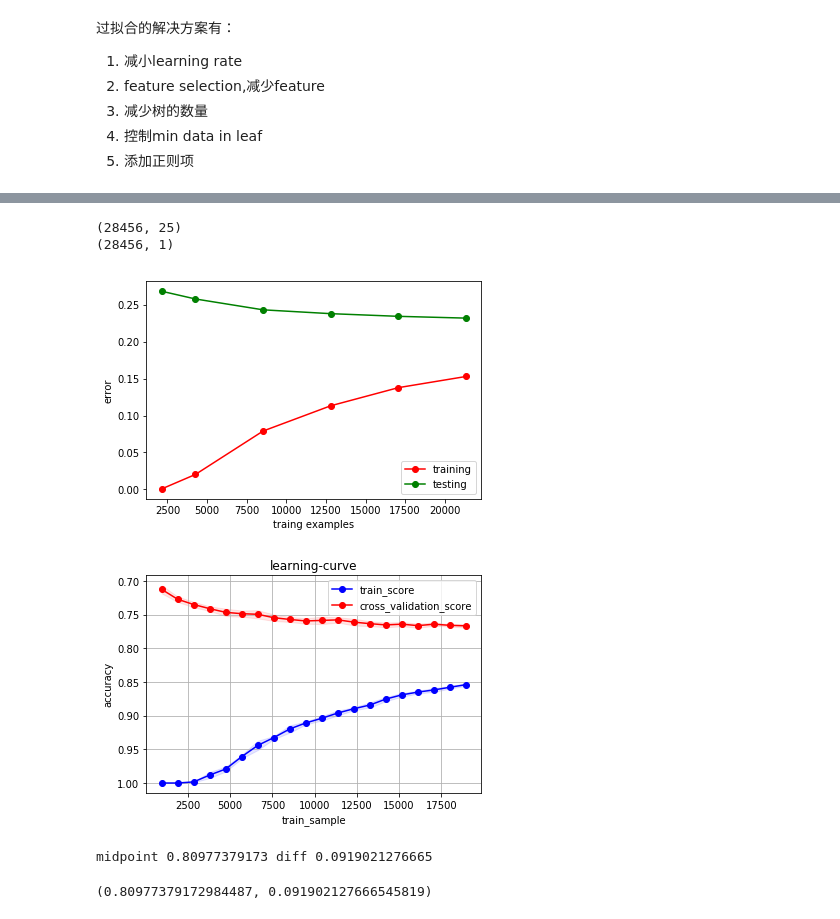
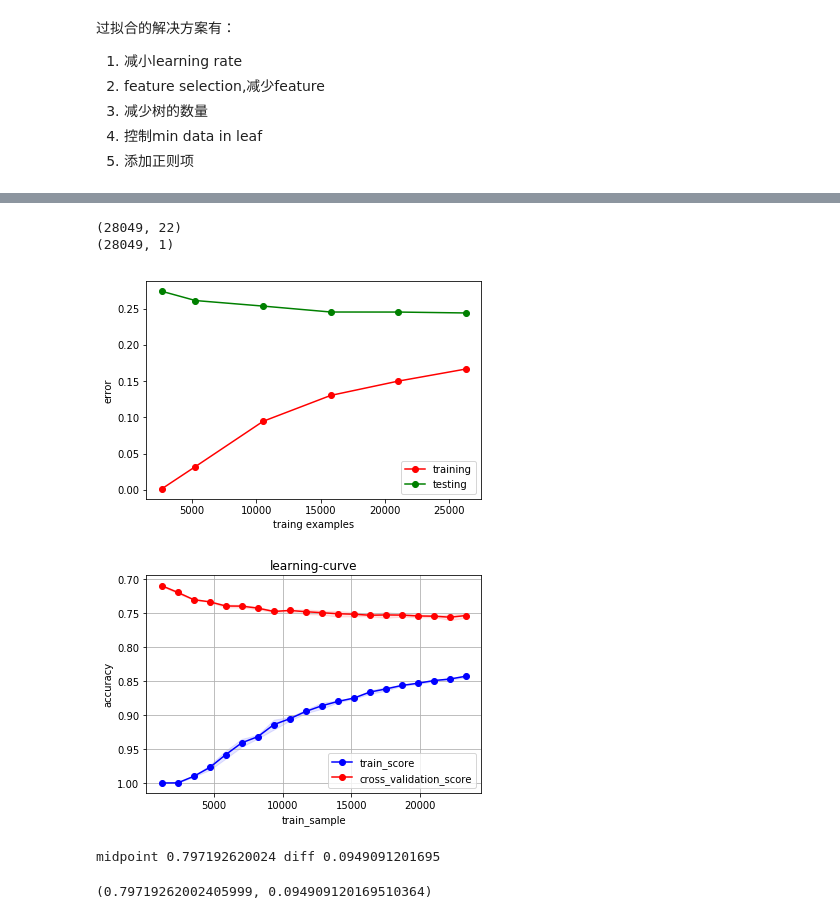
Before and after one commit to evagle/goldminer, a Jupyter notebook: investigation/fallback_new_high_gbdt_model.ipynb, the cells around one changed output, grey strips where cells are left out. Drawn from its saved outputs; the diff is of its cells as text; code cells hidden in the pictures.

Commit message:
fallback new high model 2018-12-16 2000

```diff
--- a/investigation/fallback_new_high_gbdt_model.ipynb
+++ b/investigation/fallback_new_high_gbdt_model.ipynb
@@ -13,7 +13,7 @@ Instead of that, you need to install the OpenMP library, which is required for r
 You can install the OpenMP library by the following command: ``brew install libomp``.
   "You can install the OpenMP library by the following command: ``brew install libomp``.", UserWarning)
 # %%
-df_raw = pd.read_csv("./fallback_new_high_2000_2018-12-14.tsv", sep="\t")
+df_raw = pd.read_csv("./fallback_new_high_2000_2018-12-16.tsv", sep="\t")
 # df_raw = pd.read_csv("~/buypoints.tsv", sep="\t")
 
 
@@ -148,6 +127,7 @@ print("Deleted features: \n{}\n".format(deleted_features))
 # Now we can drop the features deemed bad by the model
 X_train_filtered = X_train.drop(deleted_features, axis=1)
 X_test_filtered = X_test.drop(deleted_features, axis=1)
+X_filtered = X.drop(deleted_features, axis=1)
 # %% [output]
 Selected features:
 ['average_inner_amplitude' 'average_outer_amplitude' 'average_turn_rate'
@@ -305,8 +272,8 @@ print(y_train.shape)
 
 train_sizes,train_score,test_score = learning_curve(
     final_model,
-    X_train_filtered.values,
-    y_train.values.ravel(),
+    X_filtered.values,
+    y.values.ravel(),
     train_sizes=[0.1,0.2,0.4,0.6,0.8,1],
     cv=4,
     scoring='accuracy')
@@ -320,9 +287,9 @@ plt.xlabel('traing examples')
 plt.ylabel('error')
 plt.show()
 # %% [output]
-(28456, 25)
-(28456, 1)
+(28049, 22)
+(28049, 1)
-[figure, old version]
+[figure, new version]
 # %%
 def plot_learning_curve(estimator, X, y, ylim=None, cv=None, n_jobs=1, title = "learning-curve", train_sizes=np.linspace(.05, 1., 20), verbose=0, plot=True):
     """
@@ -350,35 +317,35 @@ def plot_learning_curve(estimator, X, y, ylim=None, cv=None, n_jobs=1, title = "
         plt.title(title)
         if ylim is not None:
             plt.ylim(*ylim)
         plt.xlabel(u"train_sample")
         plt.ylabel(u"accuracy")
         plt.gca().invert_yaxis()
         plt.grid()
 
         plt.fill_between(train_sizes, train_scores_mean - train_scores_std, train_scores_mean + train_scores_std,
                          alpha=0.1, color="b")
         plt.fill_between(train_sizes, test_scores_mean - test_scores_std, test_scores_mean + test_scores_std,
                          alpha=0.1, color="r")
         plt.plot(train_sizes, train_scores_mean, 'o-', color="b", label=u"train_score")
         plt.plot(train_sizes, test_scores_mean, 'o-', color="r", label=u"cross_validation_score")
 
         plt.legend(loc="best")
 
         plt.draw()
         plt.show()
         plt.gca().invert_yaxis()
 
     midpoint = ((train_scores_mean[-1] + train_scores_std[-1]) + (test_scores_mean[-1] - test_scores_std[-1])) / 2
     diff = (train_scores_mean[-1] + train_scores_std[-1]) - (test_scores_mean[-1] - test_scores_std[-1])
     print("midpoint", midpoint, "diff", diff)
     return midpoint, diff
 
 plot_learning_curve(
     final_model,
-    X_train_filtered.values,
-    y_train.values.ravel()
+    X_filtered.values,
+    y.values.ravel()
 )
 # %% [output]
-[figure, old version]
+[figure, new version]
-midpoint 0.80977379173 diff 0.0919021276665
+midpoint 0.797192620024 diff 0.0949091201695
-(0.80977379172984487, 0.091902127666545819)
+(0.79719262002405999, 0.094909120169510364)
```
Also changed, not shown: parts of 10 cells of this notebook, 2 other files.
